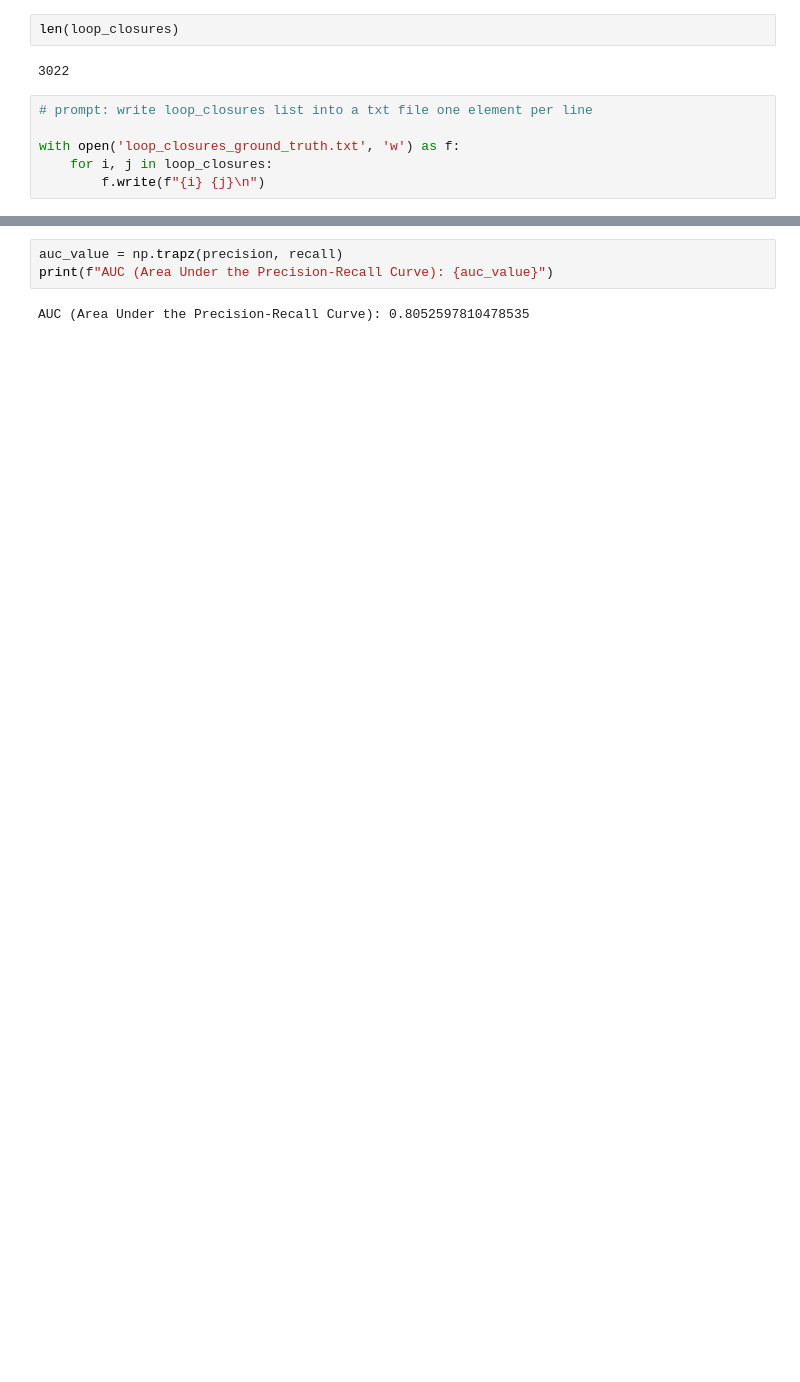
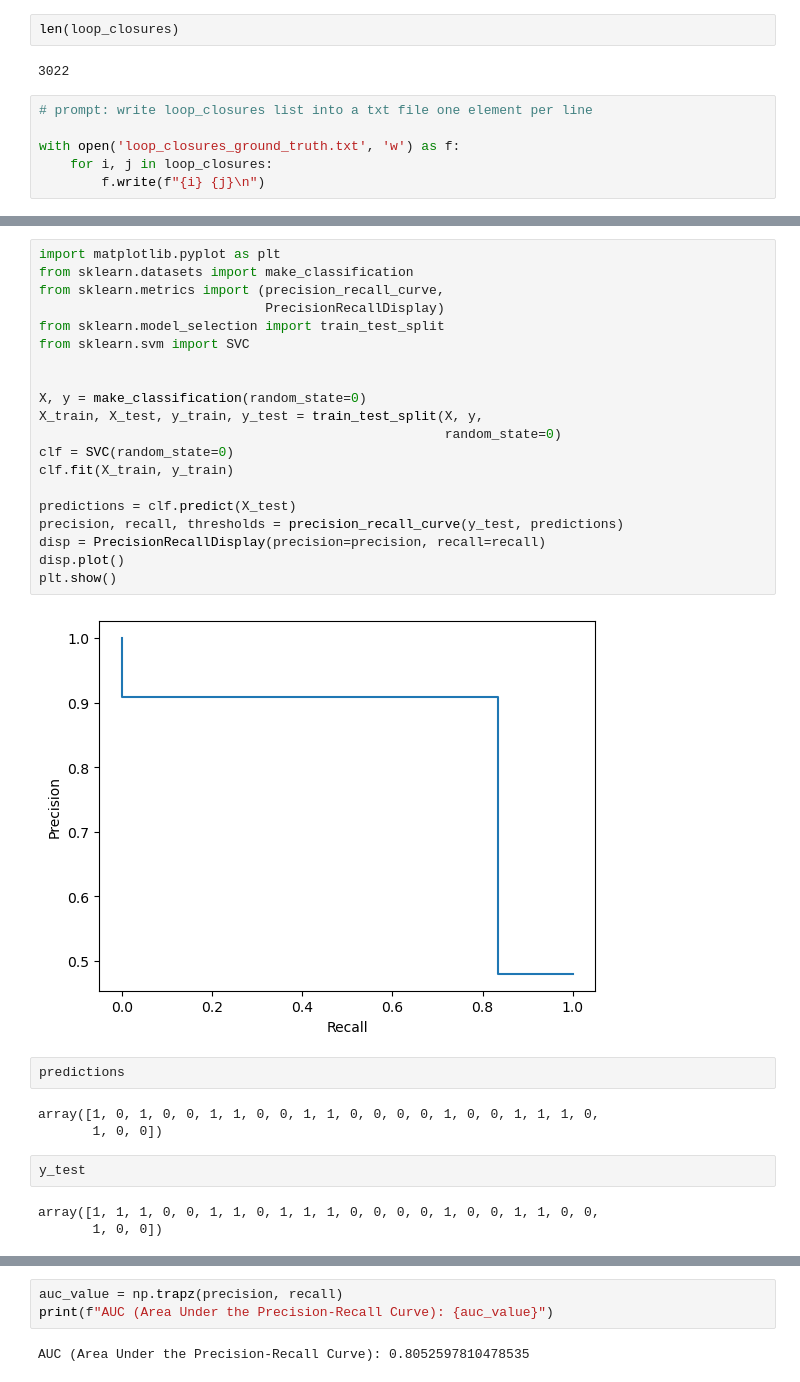
Before and after one commit to enguang2/netvlad, a Jupyter notebook: LCD_KITTI_ground_truth.ipynb, the cells around one changed output, grey strips where cells are left out. Cells and saved outputs as stored; diff of their text form; blank space fills up the shorter version.

```diff
--- a/LCD_KITTI_ground_truth.ipynb
+++ b/LCD_KITTI_ground_truth.ipynb
@@ -251,0 +346,32 @@ Parsed 2312 query entries successfully.
+# %%
+import matplotlib.pyplot as plt
+from sklearn.datasets import make_classification
+from sklearn.metrics import (precision_recall_curve,
+                             PrecisionRecallDisplay)
+from sklearn.model_selection import train_test_split
+from sklearn.svm import SVC
+
+
+X, y = make_classification(random_state=0)
+X_train, X_test, y_train, y_test = train_test_split(X, y,
+                                                    random_state=0)
+clf = SVC(random_state=0)
+clf.fit(X_train, y_train)
+
+predictions = clf.predict(X_test)
+precision, recall, thresholds = precision_recall_curve(y_test, predictions)
+disp = PrecisionRecallDisplay(precision=precision, recall=recall)
+disp.plot()
+plt.show()
+# %% [output]
+[figure, added]
+# %%
+predictions
+# %% [output]
+array([1, 0, 1, 0, 0, 1, 1, 0, 0, 1, 1, 0, 0, 0, 0, 1, 0, 0, 1, 1, 1, 0,
+       1, 0, 0])
+# %%
+y_test
+# %% [output]
+array([1, 1, 1, 0, 0, 1, 1, 0, 1, 1, 1, 0, 0, 0, 0, 1, 0, 0, 1, 1, 0, 0,
+       1, 0, 0])
```
Also changed, not shown: parts of 41 cells of this notebook, 1 other file.
